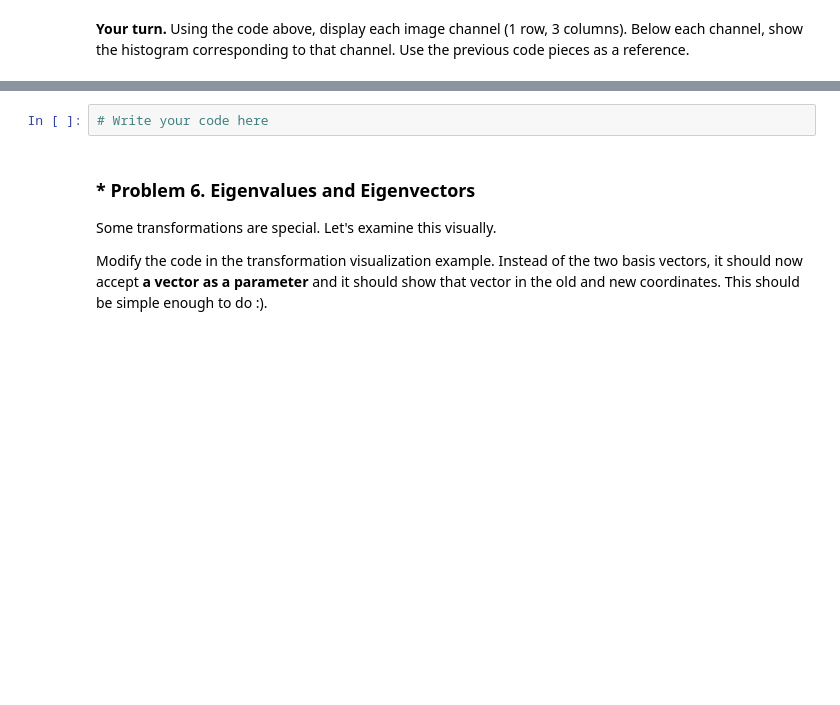
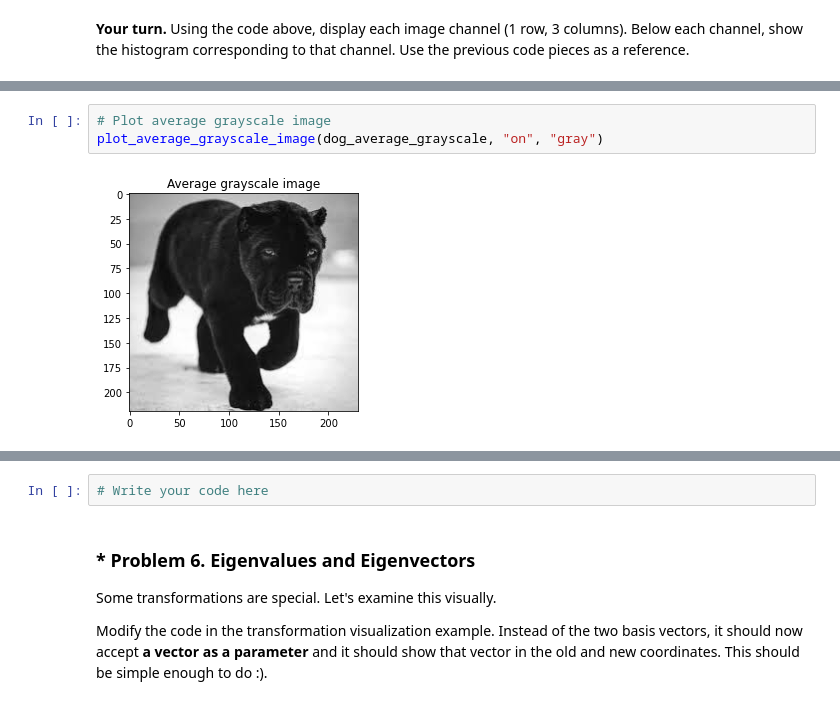
Before and after one commit to momchilantonov/SoftUni-Math-Concepts-For-Developers-February-2021, a Jupyter notebook: Linear-Algebra/Homework/Linear Algebra Exercise.ipynb, the cells around one changed output, grey strips where cells are left out. Saved outputs shown, nothing was run; the diff lists cells and outputs as text; blank space fills up the shorter version.

```diff
--- a/Linear-Algebra/Homework/Linear Algebra Exercise.ipynb
+++ b/Linear-Algebra/Homework/Linear Algebra Exercise.ipynb
@@ -719,0 +851,5 @@ plt.show()
+# %%
+# Plot average grayscale image
+plot_average_grayscale_image(dog_average_grayscale, "on", "gray")
+# %% [output]
+[figure, added]
```
Also changed, not shown: parts of 16 cells of this notebook, 1 other file.
